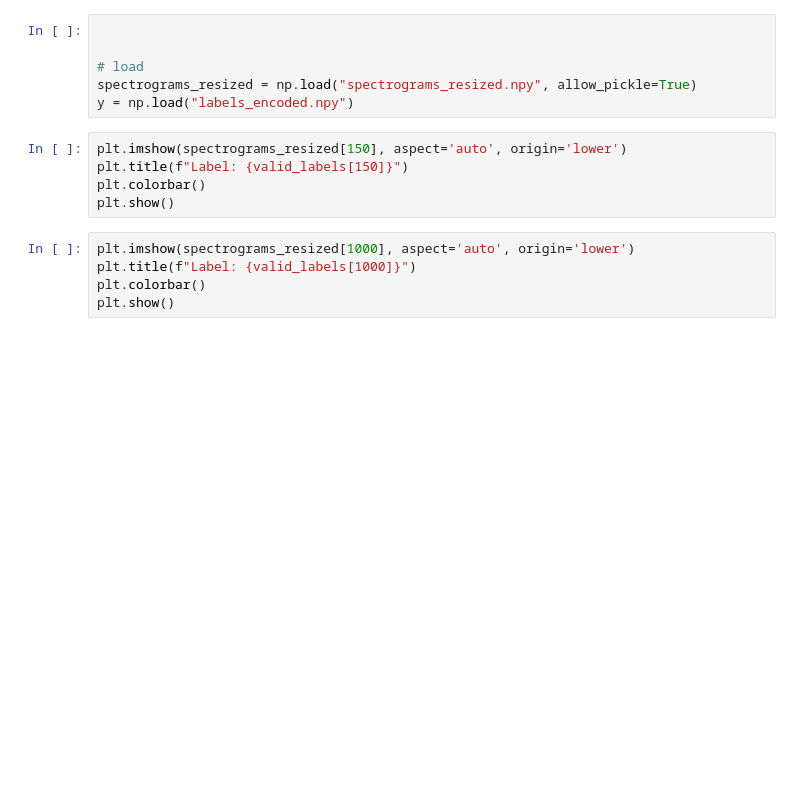
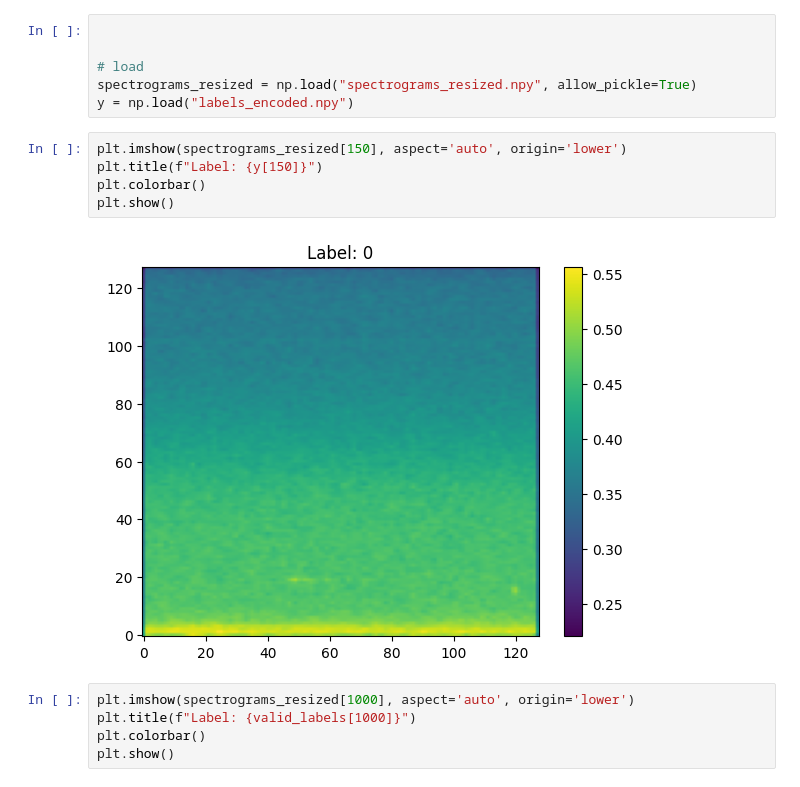
Before and after one commit to tsm4SA/masters_project, a Jupyter notebook: scripts/workbook.ipynb, the cells around one changed output. Cells and saved outputs as stored; diff of their text form; blank space fills up the shorter version.

```diff
--- a/scripts/workbook.ipynb
+++ b/scripts/workbook.ipynb
@@ -131,9 +133,11 @@ spectrograms_resized = np.load("spectrograms_resized.npy", allow_pickle=True)
 y = np.load("labels_encoded.npy")
 # %%
 plt.imshow(spectrograms_resized[150], aspect='auto', origin='lower')
-plt.title(f"Label: {valid_labels[150]}")
+plt.title(f"Label: {y[150]}")
 plt.colorbar()
 plt.show()
+# %% [output]
+[figure, added]
 # %%
 plt.imshow(spectrograms_resized[1000], aspect='auto', origin='lower')
 plt.title(f"Label: {valid_labels[1000]}")
```
Also changed, not shown: parts of 3 cells of this notebook.
